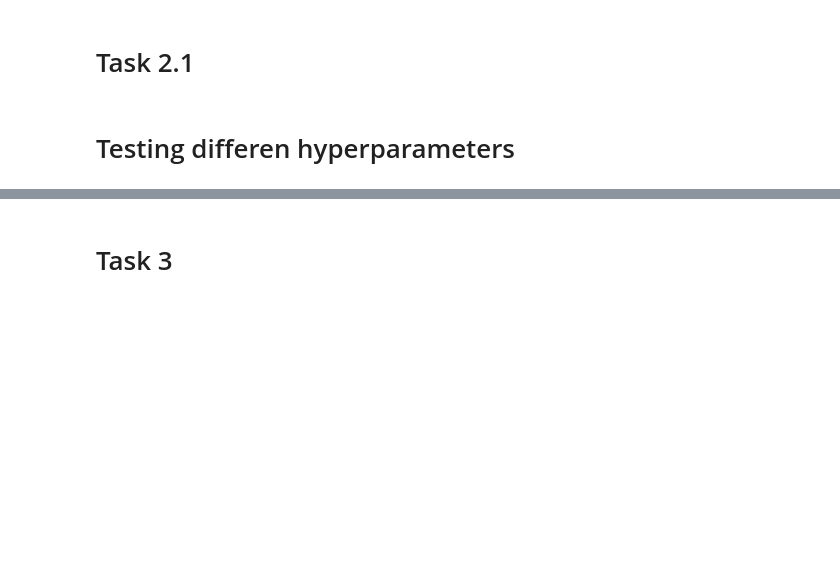
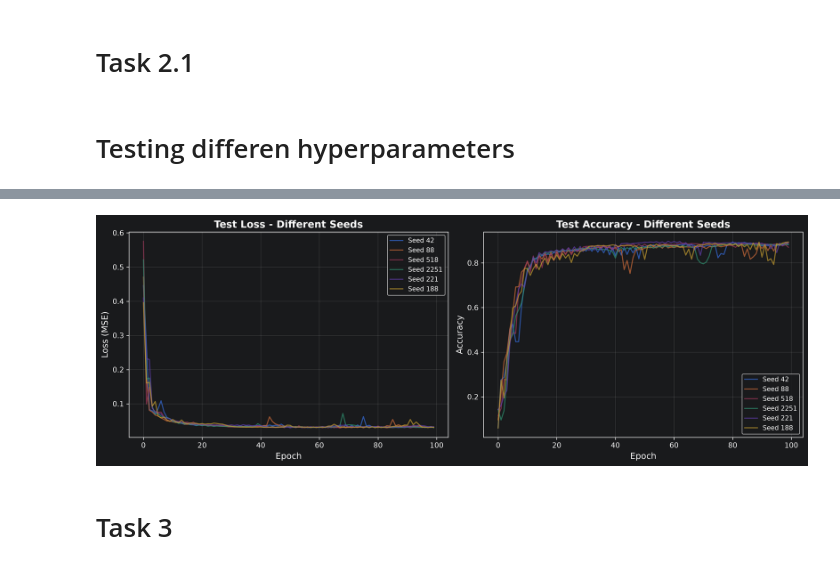
Before and after one commit to XerXes79/IDL-2026, a Jupyter notebook: Assignment 0.ipynb, the cells around one changed output, grey strips where cells are left out. Saved outputs shown, nothing was run; the diff lists cells and outputs as text; code cells hidden in the pictures; blank space fills up the shorter version.

```diff
--- a/Assignment 0.ipynb
+++ b/Assignment 0.ipynb
@@ -384,0 +393,30 @@ epoch 100/100  loss 0.0087  acc 0.9754  test acc 0.8940
+# %%
+seeds = [42, 88, 518, 2251, 221, 188]
+
+fig5, axes5 = plt.subplots(1, 2, figsize=(14, 5))
+
+for seed in seeds:
+    W, losses, accuracies, test_losses, test_accuracies = Training(
+        train_in, train_out, test_in, test_out,
+        epoch=100, random_seed=seed, learning_rate=0.001
+    )
+
+    axes5[0].plot(test_losses, label=f'Seed {seed}', linewidth=1.5, alpha=0.7)
+    axes5[1].plot(test_accuracies, label=f'Seed {seed}', linewidth=1.5, alpha=0.7)
+
+axes5[0].set_xlabel('Epoch', fontsize=12)
+axes5[0].set_ylabel('Loss (MSE)', fontsize=12)
+axes5[0].set_title('Test Loss - Different Seeds', fontsize=14, fontweight='bold')
+axes5[0].legend(fontsize=9)
+axes5[0].grid(True, alpha=0.3)
+
+axes5[1].set_xlabel('Epoch', fontsize=12)
+axes5[1].set_ylabel('Accuracy', fontsize=12)
+axes5[1].set_title('Test Accuracy - Different Seeds', fontsize=14, fontweight='bold')
+axes5[1].legend(fontsize=9)
+axes5[1].grid(True, alpha=0.3)
+
+fig5.tight_layout()
+fig5.set_dpi(300)
+plt.show()
+# %% [output]
@@ -385,3 +429,4 @@ epoch 100/100  loss 0.0087  acc 0.9754  test acc 0.8940
+[figure, added]
 # %% [markdown]
 # Task 3
 # %%
```
Also changed, not shown: parts of 10 cells of this notebook, 5 other files.
